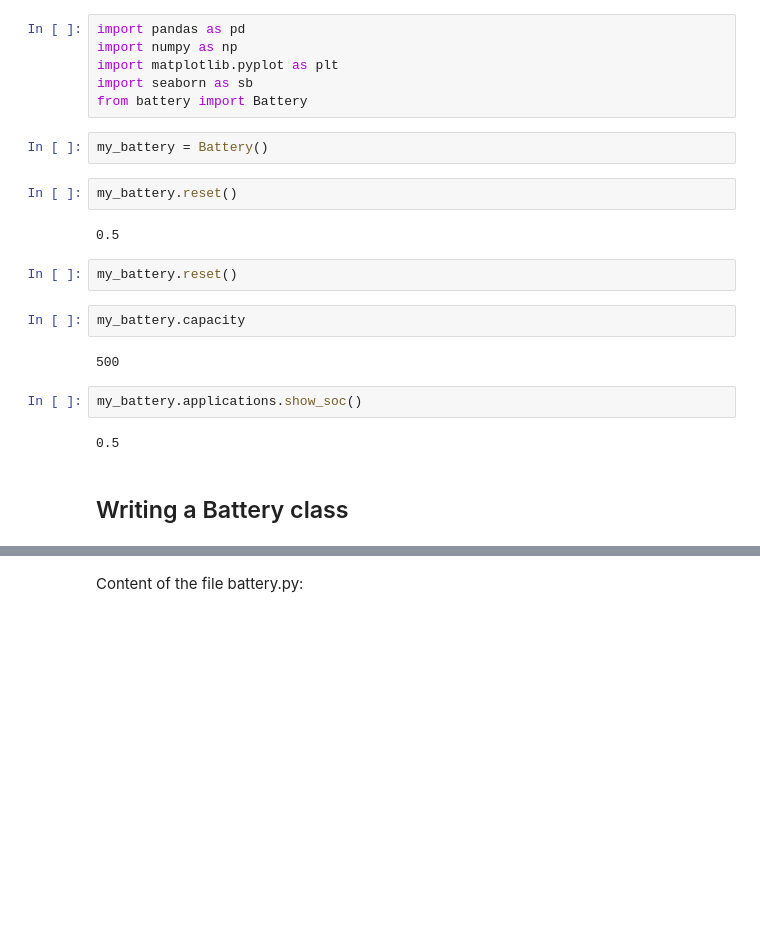
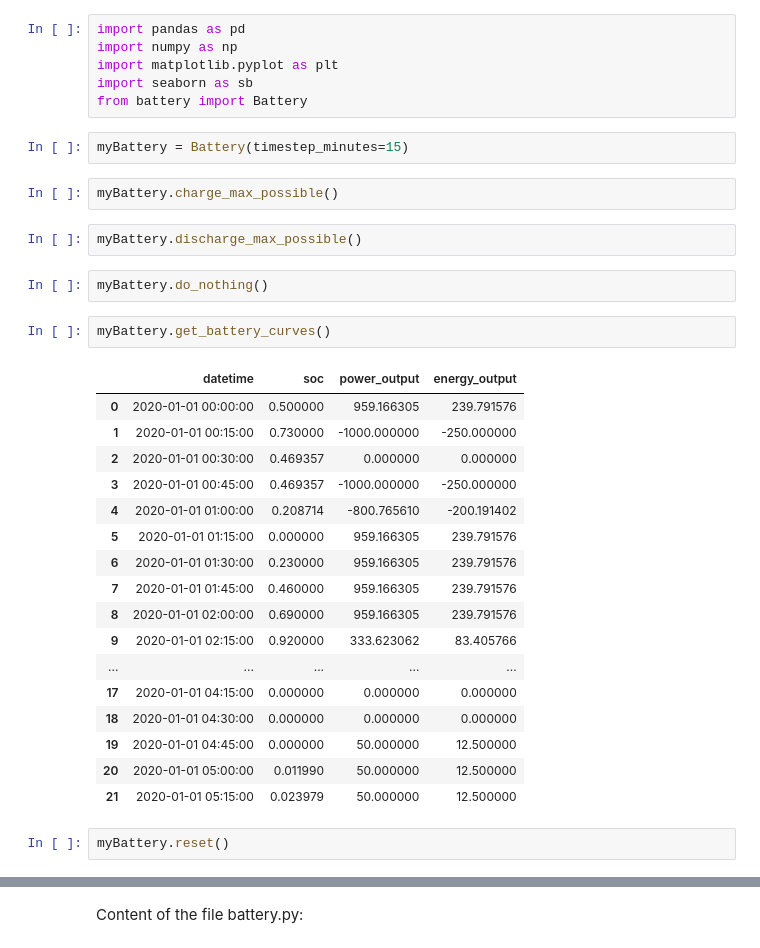
Before and after one commit to gstrothmann/Battery, a Jupyter notebook: Python_Battery_Package.ipynb, the cells around one changed output, grey strips where cells are left out. Cells and saved outputs as stored; diff of their text form; blank space fills up the shorter version.

Commit message:
functions added for charging, discharging and doing nothing

```diff
--- a/Python_Battery_Package.ipynb
+++ b/Python_Battery_Package.ipynb
@@ -10,21 +6,33 @@ import numpy as np
 import matplotlib.pyplot as plt
 import seaborn as sb
 from battery import Battery
-# %%
-my_battery = Battery()
+# %%
+myBattery = Battery(timestep_minutes=15)
+# %%
+myBattery.charge_max_possible()
+# %%
+myBattery.discharge_max_possible()
+# %%
+myBattery.do_nothing()
+# %%
+myBattery.get_battery_curves()
+# %% [output]
+|  | datetime | soc | power_output | energy_output |
+| 0 | 2020-01-01 00:00:00 | 0.500000 | 959.166305 | 239.791576 |
+| 1 | 2020-01-01 00:15:00 | 0.730000 | -1000.000000 | -250.000000 |
+| 2 | 2020-01-01 00:30:00 | 0.469357 | 0.000000 | 0.000000 |
+| 3 | 2020-01-01 00:45:00 | 0.469357 | -1000.000000 | -250.000000 |
+| 4 | 2020-01-01 01:00:00 | 0.208714 | -800.765610 | -200.191402 |
+| 5 | 2020-01-01 01:15:00 | 0.000000 | 959.166305 | 239.791576 |
+| 6 | 2020-01-01 01:30:00 | 0.230000 | 959.166305 | 239.791576 |
+| 7 | 2020-01-01 01:45:00 | 0.460000 | 959.166305 | 239.791576 |
+| 8 | 2020-01-01 02:00:00 | 0.690000 | 959.166305 | 239.791576 |
+| 9 | 2020-01-01 02:15:00 | 0.920000 | 333.623062 | 83.405766 |
+| ... | ... | ... | ... | ... |
+| 17 | 2020-01-01 04:15:00 | 0.000000 | 0.000000 | 0.000000 |
+| 18 | 2020-01-01 04:30:00 | 0.000000 | 0.000000 | 0.000000 |
+| 19 | 2020-01-01 04:45:00 | 0.000000 | 50.000000 | 12.500000 |
+| 20 | 2020-01-01 05:00:00 | 0.011990 | 50.000000 | 12.500000 |
+| 21 | 2020-01-01 05:15:00 | 0.023979 | 50.000000 | 12.500000 |
 # %%
-my_battery.reset()
+myBattery.reset()
-# %% [output]
-0.5
-# %%
-my_battery.reset()
-# %%
-my_battery.capacity
-# %% [output]
-500
-# %%
-my_battery.applications.show_soc()
-# %% [output]
-0.5
-# %% [markdown]
-## Writing a Battery class
```
Also changed, not shown: parts of 6 cells of this notebook, 2 other files.
